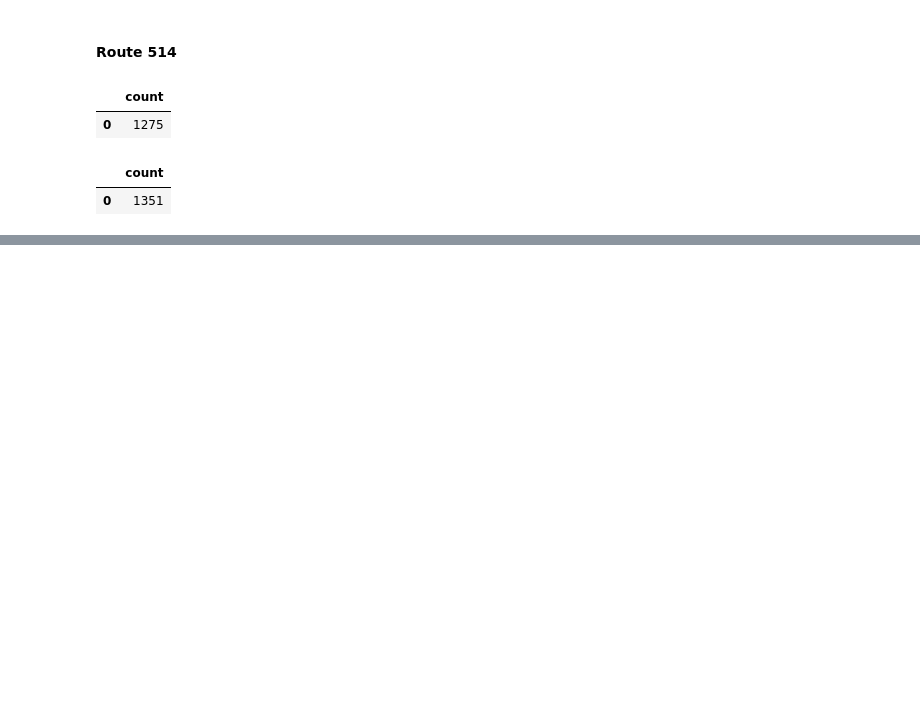
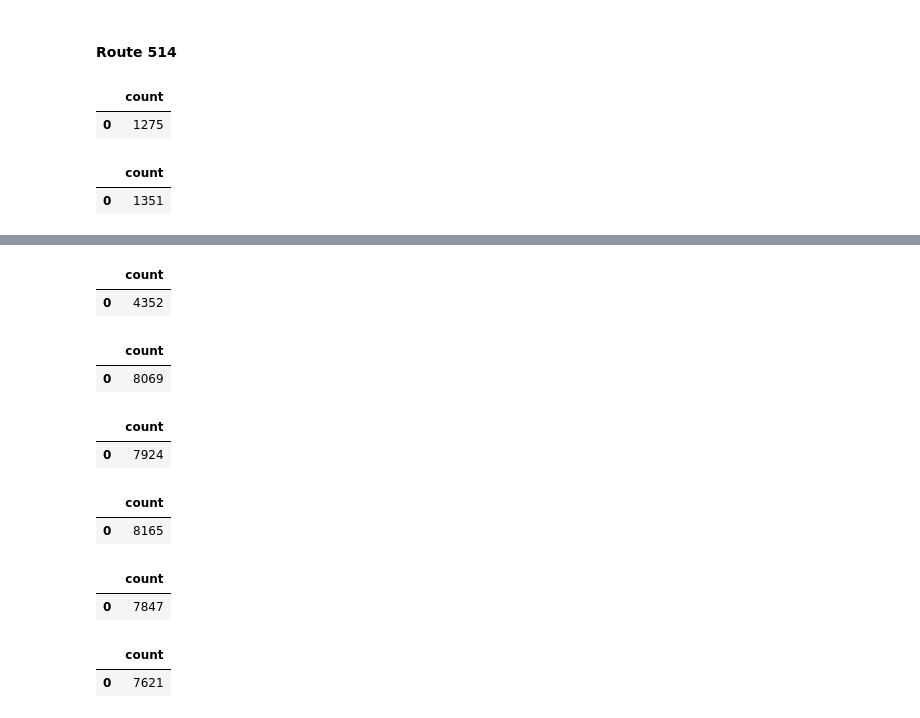
Before and after one commit to webgisgeek/bdit_data-sources, a Jupyter notebook: ttc/debugging_cis_ttc_comparison.ipynb, the cells around one changed output, grey strips where cells are left out. Saved outputs shown, nothing was run; the diff lists cells and outputs as text; code cells hidden in the pictures; blank space fills up the shorter version.

```diff
--- a/ttc/debugging_cis_ttc_comparison.ipynb
+++ b/ttc/debugging_cis_ttc_comparison.ipynb
@@ -191,0 +223,78 @@ pandasql.read_sql(sql_debug2_514, con)
+# %%
+# November 19
+sql_count_514_20171119 = '''
+SELECT COUNT(*)
+FROM crosic.match_stop_514_nov
+WHERE arrival_time >= '2017-11-19'::date AND arrival_time <= '2017-11-20'::date
+AND  departure_time >= '2017-11-19'::date AND departure_time <= '2017-11-20'::date;
+'''
+
+pandasql.read_sql(sql_count_514_20171119, con)
+# %% [output]
+|  | count |
+| 0 | 4352 |
+# %%
+# November 20
+sql_count_514_20171120 = '''
+SELECT COUNT(*)
+FROM crosic.match_stop_514_nov
+WHERE arrival_time >= '2017-11-20'::date AND arrival_time <= '2017-11-21'::date
+AND  departure_time >= '2017-11-20'::date AND departure_time <= '2017-11-21'::date;
+'''
+
+pandasql.read_sql(sql_count_514_20171120, con)
+# %% [output]
+|  | count |
+| 0 | 8069 |
+# %%
+# November 21
+sql_count_514_20171121 = '''
+SELECT COUNT(*)
+FROM crosic.match_stop_514_nov
+WHERE arrival_time >= '2017-11-21'::date AND arrival_time <= '2017-11-22'::date
+AND  departure_time >= '2017-11-21'::date AND departure_time <= '2017-11-22'::date;
+'''
+
+pandasql.read_sql(sql_count_514_20171121, con)
+# %% [output]
+|  | count |
+| 0 | 7924 |
+# %%
+# November 22
+sql_count_514_20171122 = '''
+SELECT COUNT(*)
+FROM crosic.match_stop_514_nov
+WHERE arrival_time >= '2017-11-22'::date AND arrival_time <= '2017-11-23'::date
+AND  departure_time >= '2017-11-22'::date AND departure_time <= '2017-11-23'::date;
+'''
+
+pandasql.read_sql(sql_count_514_20171122, con)
+# %% [output]
+|  | count |
+| 0 | 8165 |
+# %%
+# November 23
+sql_count_514_20171123 = '''
+SELECT COUNT(*)
+FROM crosic.match_stop_514_nov
+WHERE arrival_time >= '2017-11-23'::date AND arrival_time <= '2017-11-24'::date
+AND  departure_time >= '2017-11-23'::date AND departure_time <= '2017-11-24'::date;
+'''
+
+pandasql.read_sql(sql_count_514_20171123, con)
+# %% [output]
+|  | count |
+| 0 | 7847 |
+# %%
+# November 24
+sql_count_514_20171124 = '''
+SELECT COUNT(*)
+FROM crosic.match_stop_514_nov
+WHERE arrival_time >= '2017-11-24'::date AND arrival_time <= '2017-11-25'::date
+AND  departure_time >= '2017-11-24'::date AND departure_time <= '2017-11-25'::date;
+'''
+
+pandasql.read_sql(sql_count_514_20171124, con)
+# %% [output]
+|  | count |
+| 0 | 7621 |
```
Also changed, not shown: parts of 20 cells of this notebook.
